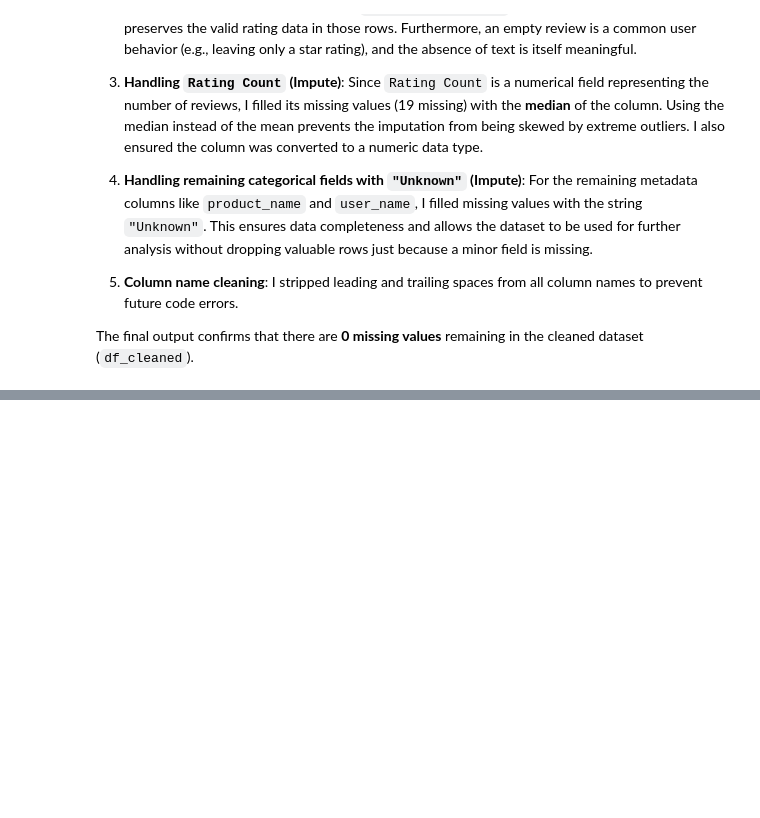
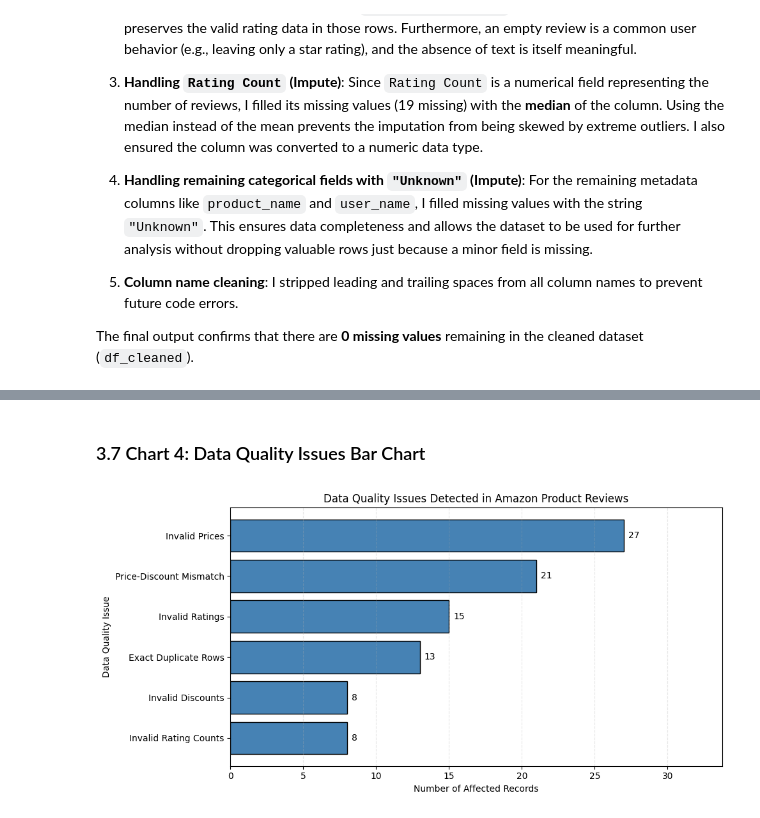
Before and after one commit to joey2846/Group-Project, a Jupyter notebook: notebooks/member_a_work.ipynb, the cells around one changed output, grey strips where cells are left out. Drawn from its saved outputs; the diff is of its cells as text; code cells hidden in the pictures; blank space fills up the shorter version.

```diff
--- a/notebooks/member_a_work.ipynb
+++ b/notebooks/member_a_work.ipynb
@@ -172,0 +609,42 @@ The final output confirms that there are **0 missing values** remaining in the c
+# %% [markdown]
+### 3.7 Chart 4: Data Quality Issues Bar Chart
+# %%
+# Member B - Chart 4: Data Quality Issues Bar Chart
+
+# Collect detected data quality issues
+issue_counts = pd.Series({
+    "Exact Duplicate Rows": int(duplicate_count),
+    "Invalid Ratings": int(df_quality["invalid_rating"].sum()),
+    "Invalid Rating Counts": int(df_quality["invalid_count"].sum()),
+    "Invalid Prices": int(df_quality["invalid_price"].sum()),
+    "Invalid Discounts": int(df_quality["invalid_discount"].sum()),
+    "Price-Discount Mismatch": int(df_quality["discount_mismatch"].sum())
+})
+
+# Sort issues by frequency
+issue_counts = issue_counts.sort_values()
+
+# Create horizontal bar chart
+fig, ax = plt.subplots(figsize=(10, 5))
+
+bars = ax.barh(
+    issue_counts.index,
+    issue_counts.values,
+    color="steelblue",
+    edgecolor="black"
+)
+
+# Display values on each bar
+ax.bar_label(bars, padding=5)
+
+ax.set_title("Data Quality Issues Detected in Amazon Product Reviews")
+ax.set_xlabel("Number of Affected Records")
+ax.set_ylabel("Data Quality Issue")
+
+ax.set_xlim(0, issue_counts.max() * 1.25)
+ax.grid(axis="x", linestyle="--", alpha=0.3)
+
+plt.tight_layout()
+plt.show()
+# %% [output]
+[figure, added]
```
Also changed, not shown: parts of 21 cells of this notebook.
